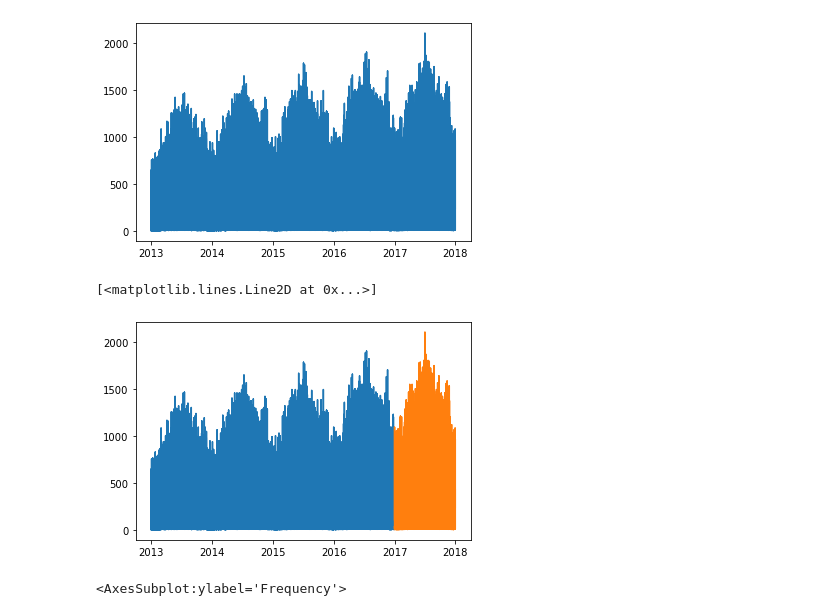
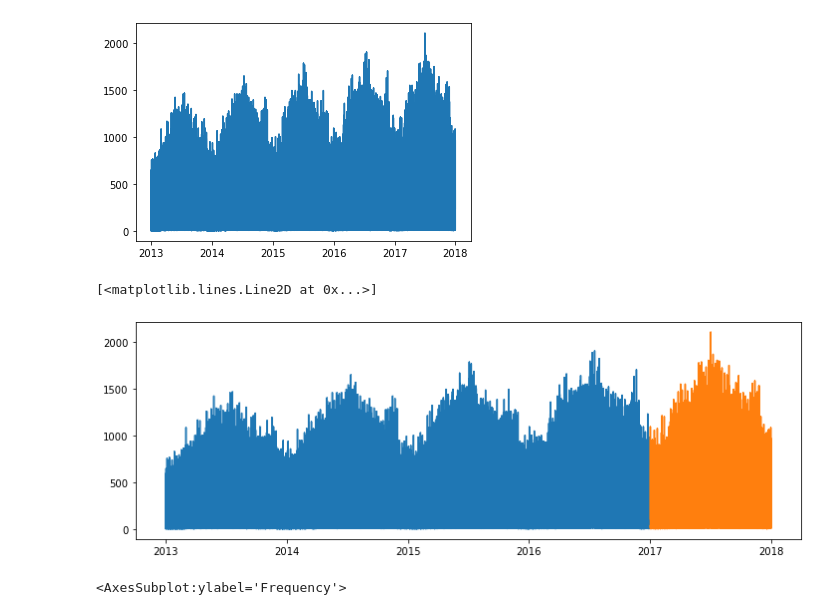
Before and after one commit to NSharick/time-series-exercises, a Jupyter notebook: explore.ipynb, the cells around one changed output. Drawn from its saved outputs; the diff is of its cells as text; code cells hidden in the pictures.

```diff
--- a/explore.ipynb
+++ b/explore.ipynb
@@ -37,11 +37,12 @@ plt.plot(df.index, df.sales_total)
 # %%
 train = df.loc[:'2016']
 test = df.loc['2017']
+plt.figure(figsize=(12,4))
 plt.plot(train.index, train.sales_total)
 plt.plot(test.index, test.sales_total)
 # %% [output]
 [<matplotlib.lines.Line2D at 0x...>]
-[figure, old version]
+[figure, new version]
 # %%
 train.sales_total.plot.hist()
 # %% [output]
```
Also changed, not shown: parts of 2 cells of this notebook.
